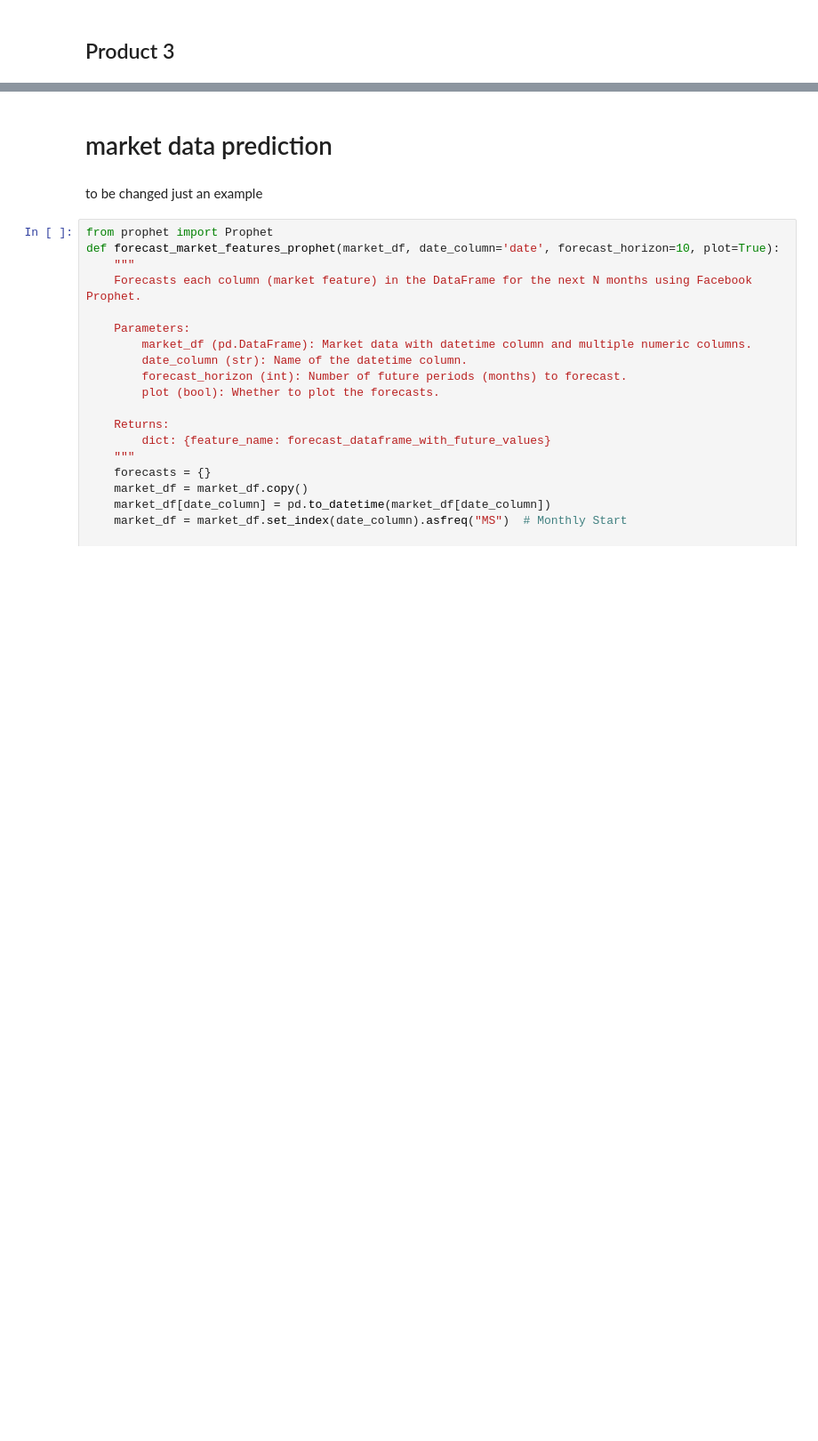
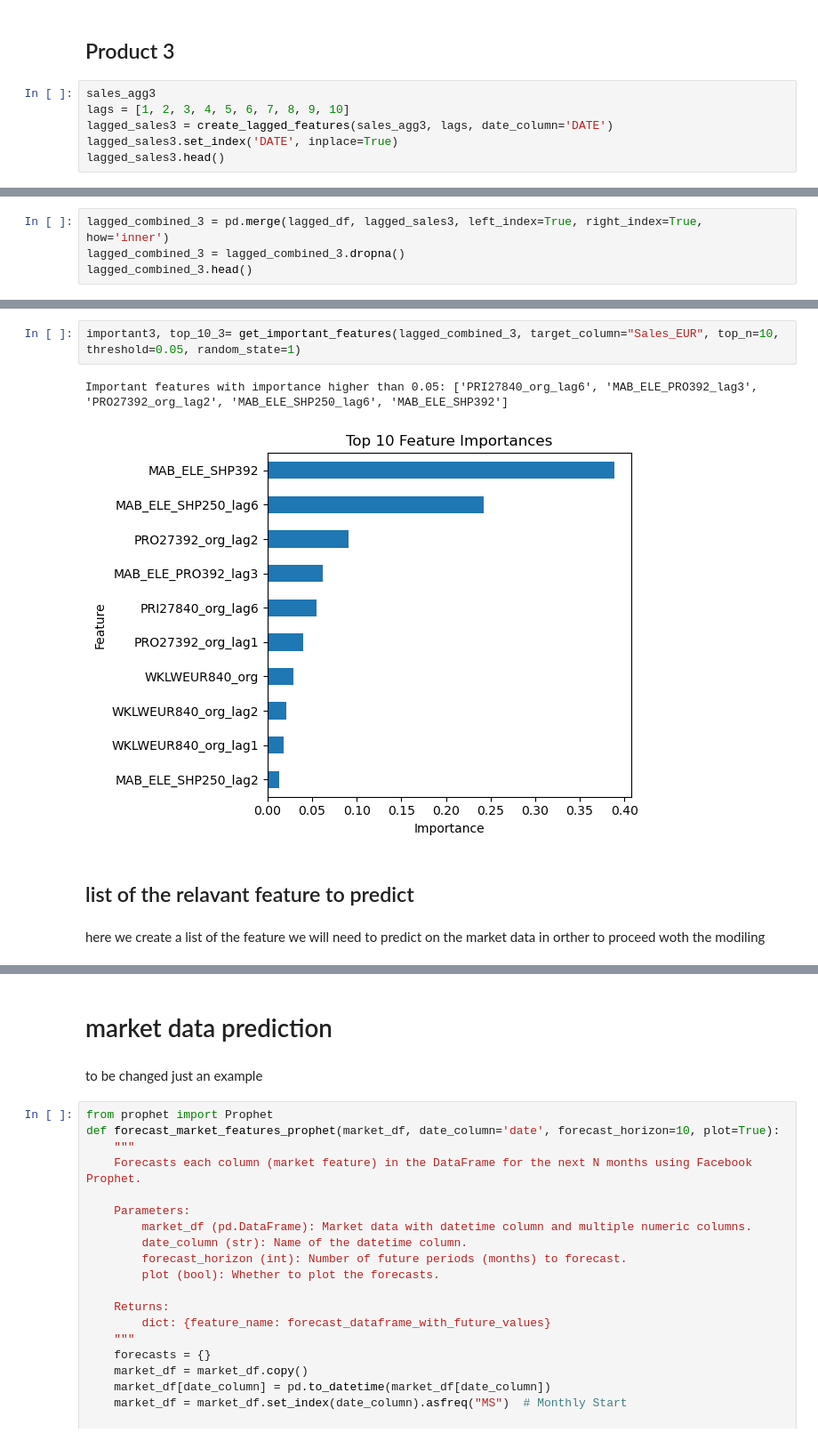
Before and after one commit to philippedut/BC_DA_Siemens, a Jupyter notebook: Notebooks/Market_data_prediction.ipynb, the cells around one changed output, grey strips where cells are left out. Shown at 89% size. Saved outputs shown, nothing was run; the diff lists cells and outputs as text; blank space fills up the shorter version.

```diff
--- a/Notebooks/Market_data_prediction.ipynb
+++ b/Notebooks/Market_data_prediction.ipynb
@@ -226,2 +246,8 @@ Important features with importance higher than 0.05: ['PRO271000_org', 'MAB_ELE_
 # %% [markdown]
 ## Product 3
+# %%
+sales_agg3
+lags = [1, 2, 3, 4, 5, 6, 7, 8, 9, 10]
+lagged_sales3 = create_lagged_features(sales_agg3, lags, date_column='DATE')
+lagged_sales3.set_index('DATE', inplace=True)
+lagged_sales3.head()
@@ -227,0 +262,4 @@ Important features with importance higher than 0.05: ['PRO271000_org', 'MAB_ELE_
+# %%
+lagged_combined_3 = pd.merge(lagged_df, lagged_sales3, left_index=True, right_index=True, how='inner')
+lagged_combined_3 = lagged_combined_3.dropna()
+lagged_combined_3.head()
@@ -227,0 +274,9 @@ Important features with importance higher than 0.05: ['PRO271000_org', 'MAB_ELE_
+# %%
+important3, top_10_3= get_important_features(lagged_combined_3, target_column="Sales_EUR", top_n=10, threshold=0.05, random_state=1)
+# %% [output]
+Important features with importance higher than 0.05: ['PRI27840_org_lag6', 'MAB_ELE_PRO392_lag3', 'PRO27392_org_lag2', 'MAB_ELE_SHP250_lag6', 'MAB_ELE_SHP392']
+[figure, added]
+# %% [markdown]
+## list of the relavant feature to predict
+# %% [markdown]
+here we create a list of the feature we will need to predict on the market data in orther to proceed woth the modiling
```
Also changed, not shown: parts of 9 cells of this notebook.
